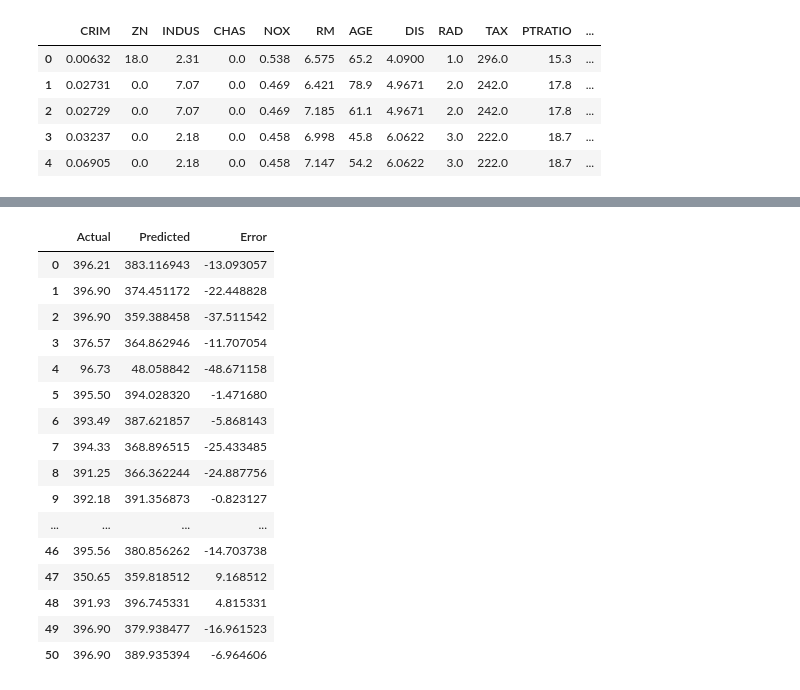
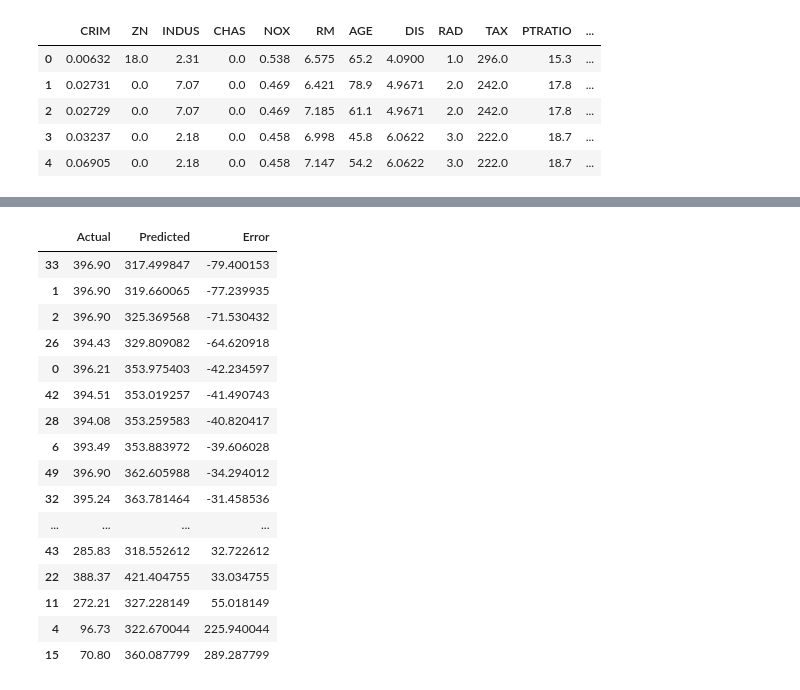
Before and after one commit to NA-Dev/codeathon-boston-housing, a Jupyter notebook: codeathon_1.ipynb, the cells around one changed output, grey strips where cells are left out. Cells and saved outputs as stored; diff of their text form; code cells hidden in the pictures.

```diff
--- a/codeathon_1.ipynb
+++ b/codeathon_1.ipynb
@@ -322,14 +133,16 @@ test_data = dataset_shuff.skip(n_train).batch(batch_size)
 # %%
-# Build model with same architecture
-# The only change is an input shape of 14 instead of 13
+shape_in = len(features.columns)
+
 keras.backend.clear_session()
 
-inputs = keras.Input(shape=(14))
-batch_norm = keras.layers.BatchNormalization()(inputs)
-dense_1 = keras.layers.Dense(128, activation='relu')(batch_norm)
-dense_2 = keras.layers.Dense(64, activation='relu')(dense_1)
-dense_3 = keras.layers.Dense(32, activation='relu')(dense_2)
-outputs = keras.layers.Dense(1, activation='linear')(dense_3)
+inputs = keras.Input(shape=(shape_in))
+layer_norm = keras.layers.LayerNormalization()(inputs)
+dense_1 = keras.layers.Dense(256, activation='elu')(layer_norm)
+dense_2 = keras.layers.Dense(128, activation='elu')(dense_1)
+dense_3 = keras.layers.Dense(64, activation='elu')(dense_2)
+dense_4 = keras.layers.Dense(32, activation='elu')(dense_3)
+dense_5 = keras.layers.Dense(16, activation='elu')(dense_4)
+outputs = keras.layers.Dense(1, activation='linear')(dense_5)
 
 model = keras.Model(inputs=inputs, outputs=outputs)
 model.summary()
@@ -357,11 +167,6 @@ _________________________________________________________________
 # %%
-# compile with RMSprop optimizer
 model.compile(
-    optimizer=tf.optimizers.RMSprop(),
+    optimizer=tf.optimizers.RMSprop(learning_rate=0.001, momentum=0.2),
     loss=tf.losses.MeanSquaredError(),
     metrics=tf.metrics.RootMeanSquaredError()
 )
-# %%
-# trial runs of training show that proper fit occurs around 200 epochs
-# so we implement "manual early stopping"
-history = model.fit(train_data, epochs=200, validation_data=test_data)
@@ -385,0 +173,3 @@ Epoch 200/200
+# %%
+callback = keras.callbacks.EarlyStopping(restore_best_weights=True, patience=5)
+history = model.fit(train_data, epochs=50, validation_data=test_data, callbacks=callback)
@@ -416,5 +223,5 @@ actual = np.array(actual)[0]
 results = pd.DataFrame({'Actual':actual,
                         'Predicted':preds,
                         'Error':(preds-actual)})
-results
+results.sort_values('Error')
 # %% [output]
@@ -421,17 +229,17 @@ results
 |  | Actual | Predicted | Error |
-| 0 | 396.21 | 383.116943 | -13.093057 |
-| 1 | 396.90 | 374.451172 | -22.448828 |
-| 2 | 396.90 | 359.388458 | -37.511542 |
-| 3 | 376.57 | 364.862946 | -11.707054 |
-| 4 | 96.73 | 48.058842 | -48.671158 |
-| 5 | 395.50 | 394.028320 | -1.471680 |
-| 6 | 393.49 | 387.621857 | -5.868143 |
-| 7 | 394.33 | 368.896515 | -25.433485 |
-| 8 | 391.25 | 366.362244 | -24.887756 |
-| 9 | 392.18 | 391.356873 | -0.823127 |
+| 33 | 396.90 | 317.499847 | -79.400153 |
+| 1 | 396.90 | 319.660065 | -77.239935 |
+| 2 | 396.90 | 325.369568 | -71.530432 |
+| 26 | 394.43 | 329.809082 | -64.620918 |
+| 0 | 396.21 | 353.975403 | -42.234597 |
+| 42 | 394.51 | 353.019257 | -41.490743 |
+| 28 | 394.08 | 353.259583 | -40.820417 |
+| 6 | 393.49 | 353.883972 | -39.606028 |
+| 49 | 396.90 | 362.605988 | -34.294012 |
+| 32 | 395.24 | 363.781464 | -31.458536 |
 | ... | ... | ... | ... |
-| 46 | 395.56 | 380.856262 | -14.703738 |
-| 47 | 350.65 | 359.818512 | 9.168512 |
-| 48 | 391.93 | 396.745331 | 4.815331 |
-| 49 | 396.90 | 379.938477 | -16.961523 |
-| 50 | 396.90 | 389.935394 | -6.964606 |
+| 43 | 285.83 | 318.552612 | 32.722612 |
+| 22 | 388.37 | 421.404755 | 33.034755 |
+| 11 | 272.21 | 327.228149 | 55.018149 |
+| 4 | 96.73 | 322.670044 | 225.940044 |
+| 15 | 70.80 | 360.087799 | 289.287799 |
```
Also changed, not shown: parts of 49 cells of this notebook.
